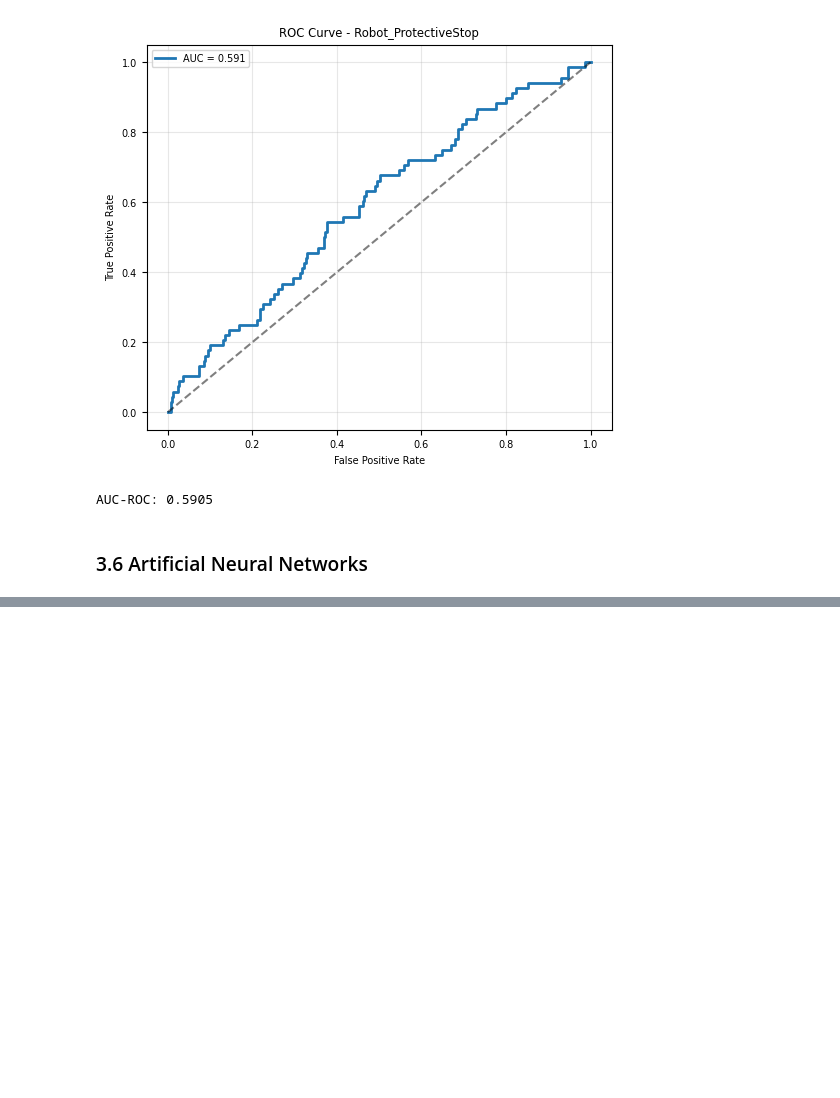
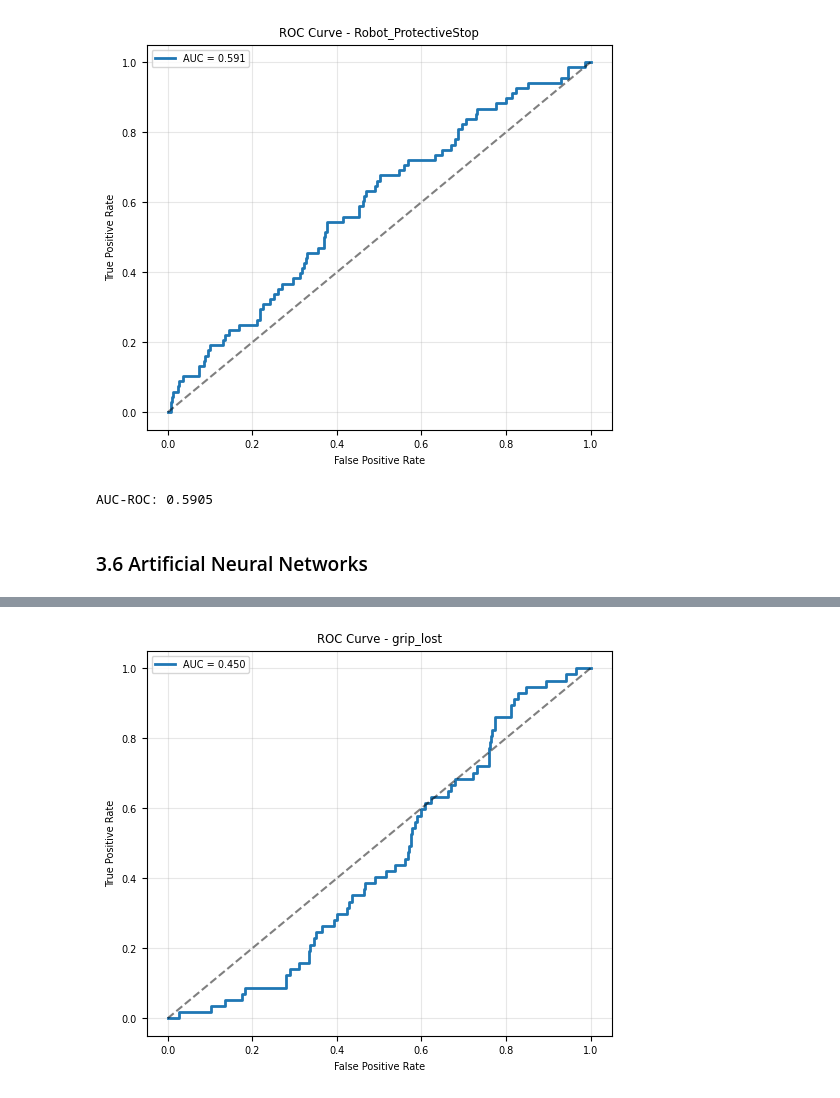
Before and after one commit to karolyangqian/seleksi-lab-ai-2025, a Jupyter notebook: src/doe.ipynb, the cells around one changed output, grey strips where cells are left out. Cells and saved outputs as stored; diff of their text form; code cells hidden in the pictures; blank space fills up the shorter version.

```diff
--- a/src/doe.ipynb
+++ b/src/doe.ipynb
@@ -902,0 +929,96 @@ AUC-ROC: 0.5905
+# %%
+import torch
+import torch.nn as nn
+import numpy as np
+
+class SimpleNetPyTorch(nn.Module):
+    def __init__(self, input_size, hidden_size, output_size):
+        super(SimpleNetPyTorch, self).__init__()
+        # Define the layers using PyTorch's built-in modules
+        self.fc1 = nn.Linear(input_size, hidden_size)
+        self.relu = nn.ReLU()
+        self.fc2 = nn.Linear(hidden_size, output_size)
+        self.sigmoid = nn.Sigmoid()
+
+    def forward(self, x):
+        """Defines the forward pass of the network."""
+        x = self.fc1(x)
+        x = self.relu(x)
+        x = self.fc2(x)
+        return self.sigmoid(x)
+
+    def fit(self, x, y, epochs=1000, lr=0.01):
+        """
+        Trains the network using the provided data.
+        This method encapsulates the standard PyTorch training loop.
+        """
+        # Convert numpy arrays to PyTorch tensors
+        x_tensor = torch.FloatTensor(x)
+        # Ensure y is a 2D column vector
+        if y.ndim == 1:
+            y = y.reshape(-1, 1)
+        y_tensor = torch.FloatTensor(y)
+
+        # Define the loss function and optimizer
+        criterion = nn.MSELoss()
+        optimizer = torch.optim.SGD(self.parameters(), lr=lr)
+
+        # Set the model to training mode
+        self.train()
+
+        for epoch in range(epochs):
+            # 1. Zero the gradients
+            optimizer.zero_grad()
+
+            # 2. Forward pass: compute predicted y by passing x to the model
+            output = self.forward(x_tensor)
+
+            # 3. Compute loss
+            loss = criterion(output, y_tensor)
+
+            # 4. Backward pass: compute gradient of the loss with respect to model parameters
+            loss.backward()
+
+            # 5. Update weights: call step() to update the parameters
+            optimizer.step()
+
+            if epoch % 100 == 0:
+                print(f'Epoch {epoch}, Loss: {loss.item()}')
+
+    def predict(self, X):
+        """
+        Predicts class labels (0 or 1) for the input data.
+        Accepts a NumPy array and returns a NumPy array for scikit-learn compatibility.
+        """
+        # Set the model to evaluation mode
+        self.eval()
+        with torch.no_grad(): # Disable gradient calculation for inference
+            X_tensor = torch.FloatTensor(X)
+            probabilities = self.forward(X_tensor).detach().numpy()
+            return (probabilities >= 0.5).astype(int)
+
+    def predict_proba(self, X):
+        """
+        Predicts class probabilities for the input data.
+        Accepts a NumPy array and returns a NumPy array for scikit-learn compatibility.
+        """
+        # Set the model to evaluation mode
+        self.eval()
+        with torch.no_grad(): # Disable gradient calculation for inference
+            X_tensor = torch.FloatTensor(X)
+            prob_class_1 = self.forward(X_tensor).detach().numpy()
+            prob_class_0 = 1 - prob_class_1
+            return np.hstack((prob_class_0, prob_class_1))
+
+# Example of how to use it in your notebook:
+ann_pipeline_pytorch = Pipeline([
+    ('scaler', StandardScaler()),
+    ('classifier', SimpleNetPyTorch(
+                        input_size=X.shape[1],
+                        hidden_size=100,
+                        output_size=1
+                    ))
+])
+
+hold_out_validation(ann_pipeline_pytorch, X, y, plot_roc=True)
+# %% [output]
@@ -902,0 +1043 @@ AUC-ROC: 0.5905
+[figure, added]
```
Also changed, not shown: parts of 11 cells of this notebook, 10 other files.
